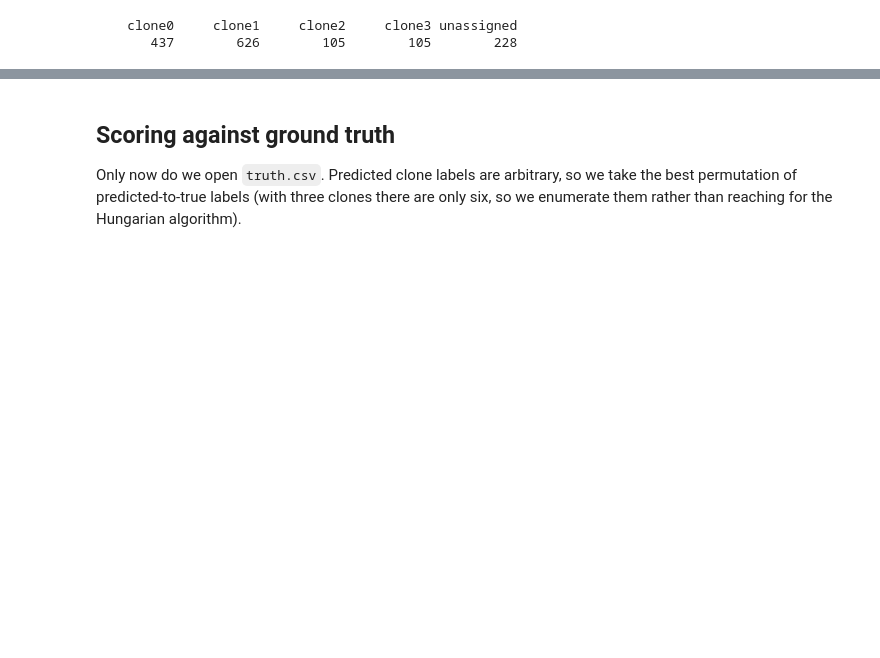
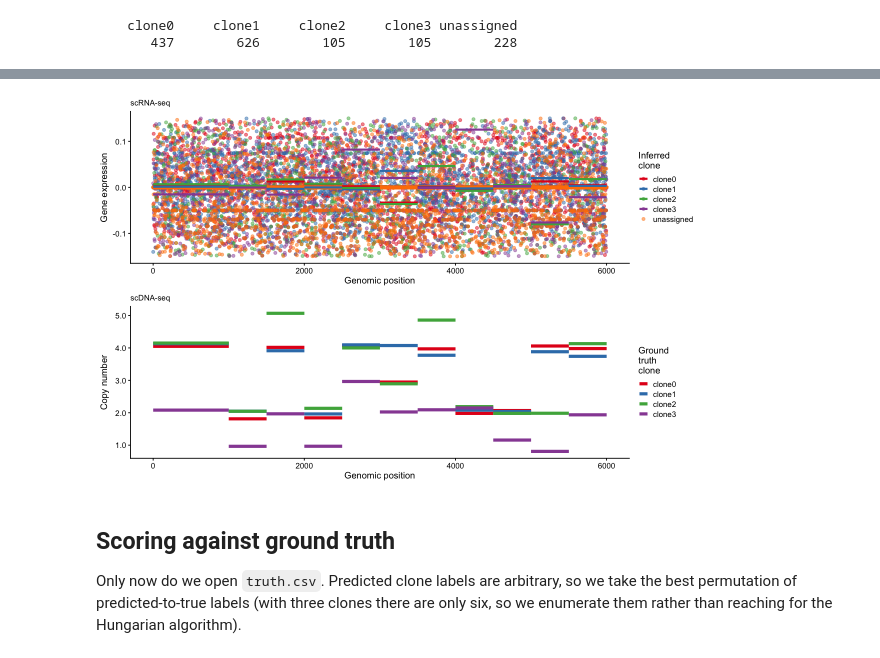
Before and after one commit to pedrofale/iscc, a Jupyter notebook: notebooks/tool_clonealign_R.ipynb, the cells around one changed output, grey strips where cells are left out. Saved outputs shown, nothing was run; the diff lists cells and outputs as text; code cells hidden in the pictures; blank space fills up the shorter version.

```diff
--- a/notebooks/tool_clonealign_R.ipynb
+++ b/notebooks/tool_clonealign_R.ipynb
@@ -120,3 +133,26 @@ fitted: 1501 cells assigned over 4 clones
+# %%
+suppressWarnings(suppressMessages({
+  library(SingleCellExperiment); library(cowplot); library(tidyr)
+}))
+options(repr.plot.width = 10, repr.plot.height = 6.5)
+
+# 400 cells is plenty for the per-gene z-scores the figure averages, and keeps the gene x cell
+# reshape inside it small.
+set.seed(1); cells <- sort(sample(nrow(Yc), 400))
+cts <- t(Yc[cells, , drop = FALSE])                  # genes x cells, as SingleCellExperiment wants
+sce <- SingleCellExperiment(assays = list(counts = cts))
+sf  <- colSums(cts); sf <- sf / mean(sf)             # library-size normalise, then log
+logcounts(sce) <- log2(sweep(cts, 2, sf, "/") + 1)
+rowData(sce)$chr             <- "1"
+rowData(sce)$start_position  <- seq_len(nrow(sce))
+rowData(sce)$end_position    <- seq_len(nrow(sce))
+rowData(sce)$ensembl_gene_id <- rownames(cts)
+
+suppressWarnings(suppressMessages(
+  print(plot_clonealign(sce, fit$clone[cells], Lc, chromosome = "1"))
+))
+# %% [output]
+[figure, added]
 # %% [markdown]
 ## Scoring against ground truth
 
```
Also changed, not shown: parts of 1 cell of this notebook, 1 other file.
